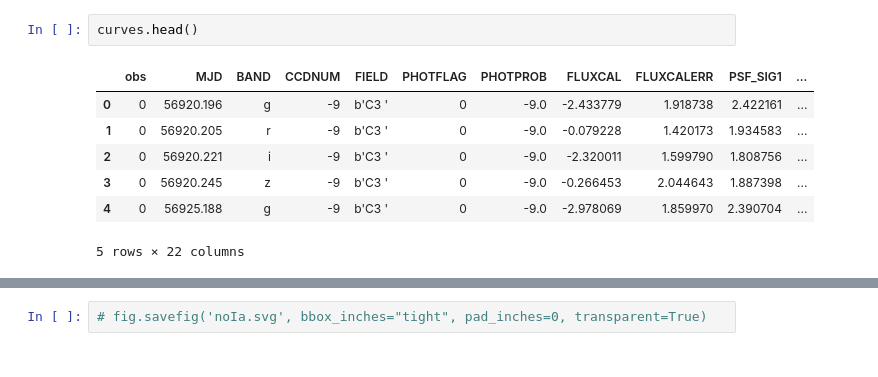
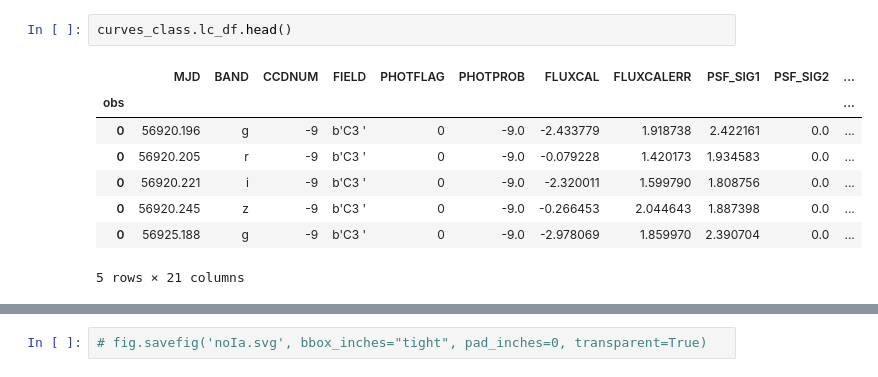
Before and after one commit to ale-cartes/Supernovae-Complete-Pipeline, a Jupyter notebook: Lightcurves/nonIa/DES/nonIa_DES_curves.ipynb, the cells around one changed output, grey strips where cells are left out. Cells and saved outputs as stored; diff of their text form.

```diff
--- a/Lightcurves/nonIa/DES/nonIa_DES_curves.ipynb
+++ b/Lightcurves/nonIa/DES/nonIa_DES_curves.ipynb
@@ -34,14 +36,15 @@ HIERARCH SIM_NSUBSAMPLE_MARK = 0 / Number of marked subSamples
 HIERARCH SIM_VARNAME_SNRMON = '        ' / PHOT varName for SNR(MAGMONITOR)
 HIERARCH SIM_SL_FLAG =       0 / Strong lens flag
 HIERARCH SIM_BIASCOR_MASK =  0 / biasCor mask
-# %%
-curves.head()
-# %% [output]
-|  | obs | MJD | BAND | CCDNUM | FIELD | PHOTFLAG | PHOTPROB | FLUXCAL | FLUXCALERR | PSF_SIG1 | ... |
-| 0 | 0 | 56920.196 | g | -9 | b'C3 ' | 0 | -9.0 | -2.433779 | 1.918738 | 2.422161 | ... |
-| 1 | 0 | 56920.205 | r | -9 | b'C3 ' | 0 | -9.0 | -0.079228 | 1.420173 | 1.934583 | ... |
-| 2 | 0 | 56920.221 | i | -9 | b'C3 ' | 0 | -9.0 | -2.320011 | 1.599790 | 1.808756 | ... |
-| 3 | 0 | 56920.245 | z | -9 | b'C3 ' | 0 | -9.0 | -0.266453 | 2.044643 | 1.887398 | ... |
-| 4 | 0 | 56925.188 | g | -9 | b'C3 ' | 0 | -9.0 | -2.978069 | 1.859970 | 2.390704 | ... |
-5 rows × 22 columns
+# %%
+curves_class.lc_df.head()
+# %% [output]
+|  | MJD | BAND | CCDNUM | FIELD | PHOTFLAG | PHOTPROB | FLUXCAL | FLUXCALERR | PSF_SIG1 | PSF_SIG2 | ... |
+| obs |  |  |  |  |  |  |  |  |  |  | ... |
+| 0 | 56920.196 | g | -9 | b'C3 ' | 0 | -9.0 | -2.433779 | 1.918738 | 2.422161 | 0.0 | ... |
+| 0 | 56920.205 | r | -9 | b'C3 ' | 0 | -9.0 | -0.079228 | 1.420173 | 1.934583 | 0.0 | ... |
+| 0 | 56920.221 | i | -9 | b'C3 ' | 0 | -9.0 | -2.320011 | 1.599790 | 1.808756 | 0.0 | ... |
+| 0 | 56920.245 | z | -9 | b'C3 ' | 0 | -9.0 | -0.266453 | 2.044643 | 1.887398 | 0.0 | ... |
+| 0 | 56925.188 | g | -9 | b'C3 ' | 0 | -9.0 | -2.978069 | 1.859970 | 2.390704 | 0.0 | ... |
+5 rows × 21 columns
 # %%
```
Also changed, not shown: parts of 5 cells of this notebook, 30 other files.
